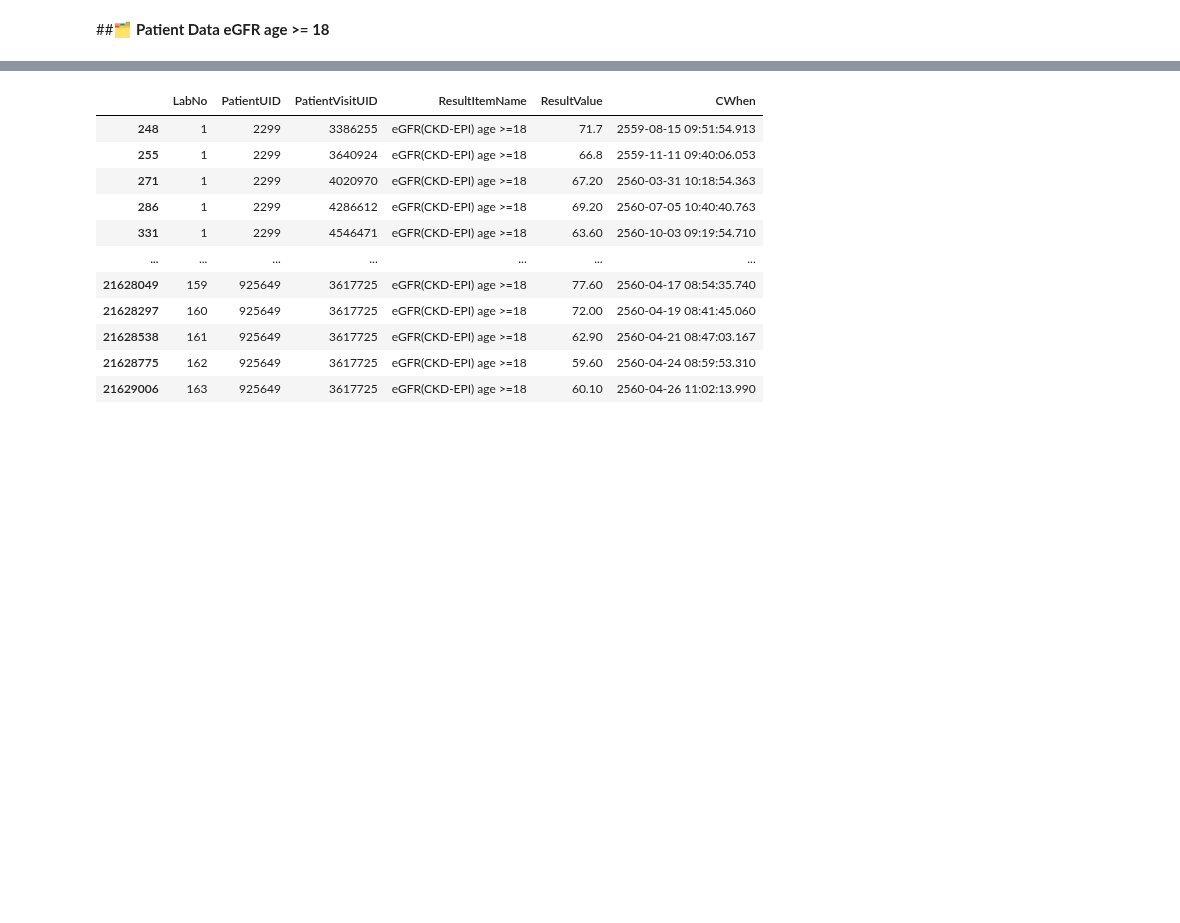
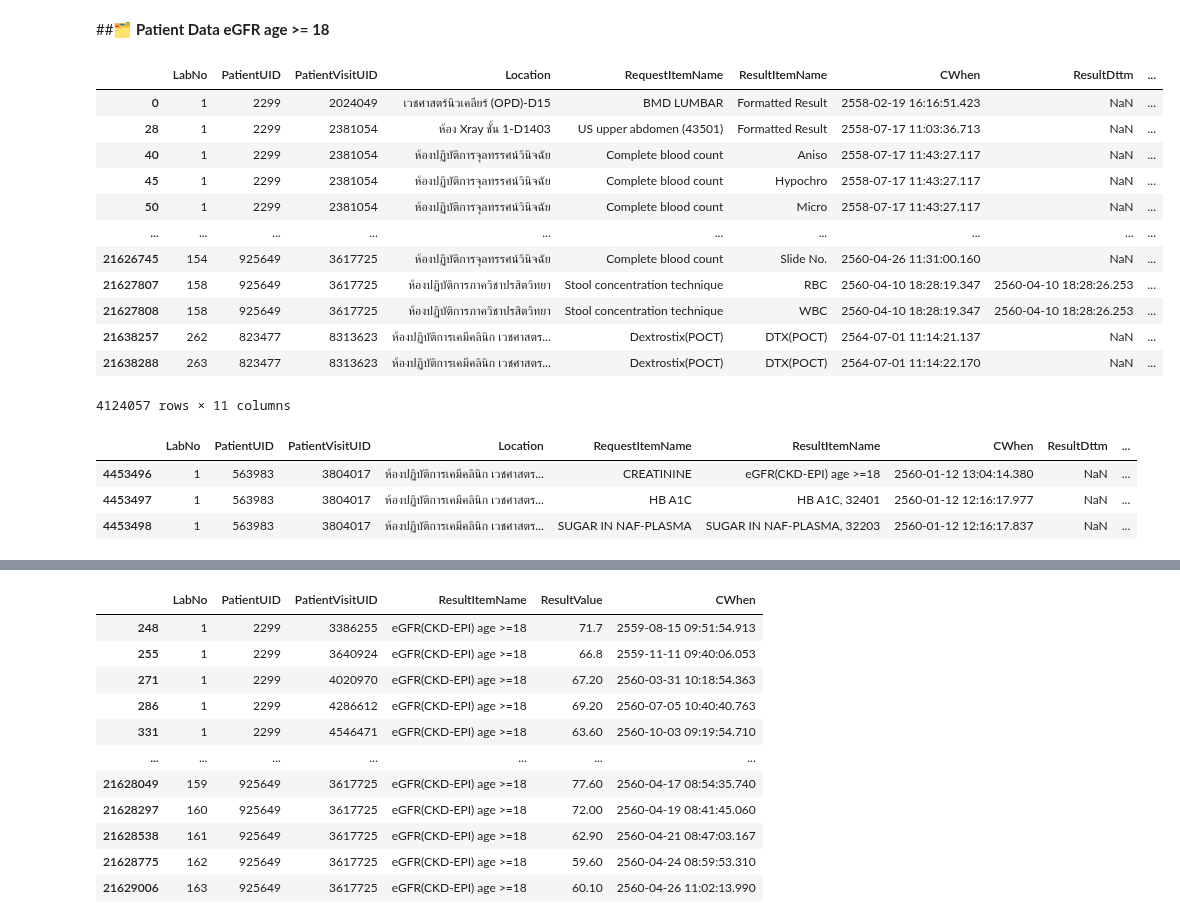
Before and after one commit to nxxk23/PROJECT, a Jupyter notebook: LabSlope.ipynb, the cells around one changed output, grey strips where cells are left out. Drawn from its saved outputs; the diff is of its cells as text; code cells hidden in the pictures; blank space fills up the shorter version.

```diff
--- a/LabSlope.ipynb
+++ b/LabSlope.ipynb
@@ -32,3 +32,32 @@ lab['PatientVisitUID'].nunique() #มีผู้ป่วย 20967 ที่ไ
 489786
 # %% [markdown]
 ##**🗂️ Patient Data eGFR age >= 18**
+# %%
+import re
+# Define the regular expression pattern for valid values (digits and decimals)
+pattern = r'^[0-9]+(\.[0-9]+)?$'
+
+# Filter rows with non-digit or non-decimal values in the 'ResultValue' column
+non_digit_rows = lab[~lab['ResultValue'].astype(str).apply(lambda x: bool(re.match(pattern, x)))]
+non_digit_rows
+# %% [output]
+|  | LabNo | PatientUID | PatientVisitUID | Location | RequestItemName | ResultItemName | CWhen | ResultDttm | ... |
+| 0 | 1 | 2299 | 2024049 | เวชศาสตร์นิวเคลียร์ (OPD)-D15 | BMD LUMBAR | Formatted Result | 2558-02-19 16:16:51.423 | NaN | ... |
+| 28 | 1 | 2299 | 2381054 | ห้อง Xray ชั้น 1-D1403 | US upper abdomen (43501) | Formatted Result | 2558-07-17 11:03:36.713 | NaN | ... |
+| 40 | 1 | 2299 | 2381054 | ห้องปฏิบัติการจุลทรรศน์วินิจฉัย | Complete blood count | Aniso | 2558-07-17 11:43:27.117 | NaN | ... |
+| 45 | 1 | 2299 | 2381054 | ห้องปฏิบัติการจุลทรรศน์วินิจฉัย | Complete blood count | Hypochro | 2558-07-17 11:43:27.117 | NaN | ... |
+| 50 | 1 | 2299 | 2381054 | ห้องปฏิบัติการจุลทรรศน์วินิจฉัย | Complete blood count | Micro | 2558-07-17 11:43:27.117 | NaN | ... |
+| ... | ... | ... | ... | ... | ... | ... | ... | ... | ... |
+| 21626745 | 154 | 925649 | 3617725 | ห้องปฏิบัติการจุลทรรศน์วินิจฉัย | Complete blood count | Slide No. | 2560-04-26 11:31:00.160 | NaN | ... |
+| 21627807 | 158 | 925649 | 3617725 | ห้องปฏิบัติการภาควิชาปรสิตวิทยา | Stool concentration technique | RBC | 2560-04-10 18:28:19.347 | 2560-04-10 18:28:26.253 | ... |
+| 21627808 | 158 | 925649 | 3617725 | ห้องปฏิบัติการภาควิชาปรสิตวิทยา | Stool concentration technique | WBC | 2560-04-10 18:28:19.347 | 2560-04-10 18:28:26.253 | ... |
+| 21638257 | 262 | 823477 | 8313623 | ห้องปฏิบัติการเคมีคลินิก เวชศาสตร... | Dextrostix(POCT) | DTX(POCT) | 2564-07-01 11:14:21.137 | NaN | ... |
+| 21638288 | 263 | 823477 | 8313623 | ห้องปฏิบัติการเคมีคลินิก เวชศาสตร... | Dextrostix(POCT) | DTX(POCT) | 2564-07-01 11:14:22.170 | NaN | ... |
+4124057 rows × 11 columns
+# %%
+lab[(lab['PatientUID'] == 563983) & (lab['PatientVisitUID'] == 3804017)]
+# %% [output]
+|  | LabNo | PatientUID | PatientVisitUID | Location | RequestItemName | ResultItemName | CWhen | ResultDttm | ... |
+| 4453496 | 1 | 563983 | 3804017 | ห้องปฏิบัติการเคมีคลินิก เวชศาสตร... | CREATININE | eGFR(CKD-EPI) age >=18 | 2560-01-12 13:04:14.380 | NaN | ... |
+| 4453497 | 1 | 563983 | 3804017 | ห้องปฏิบัติการเคมีคลินิก เวชศาสตร... | HB A1C | HB A1C, 32401 | 2560-01-12 12:16:17.977 | NaN | ... |
+| 4453498 | 1 | 563983 | 3804017 | ห้องปฏิบัติการเคมีคลินิก เวชศาสตร... | SUGAR IN NAF-PLASMA | SUGAR IN NAF-PLASMA, 32203 | 2560-01-12 12:16:17.837 | NaN | ... |
```
Also changed, not shown: parts of 19 cells of this notebook.
